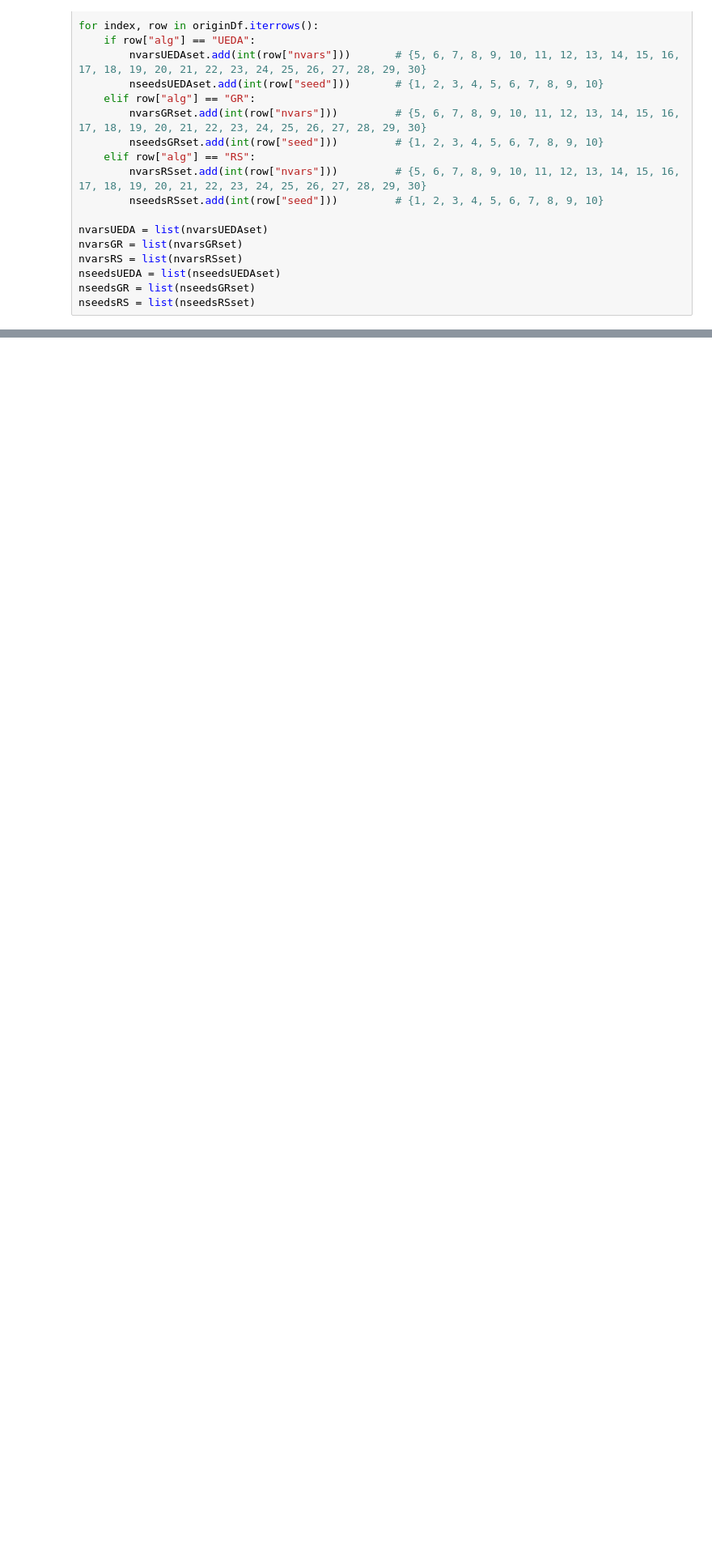
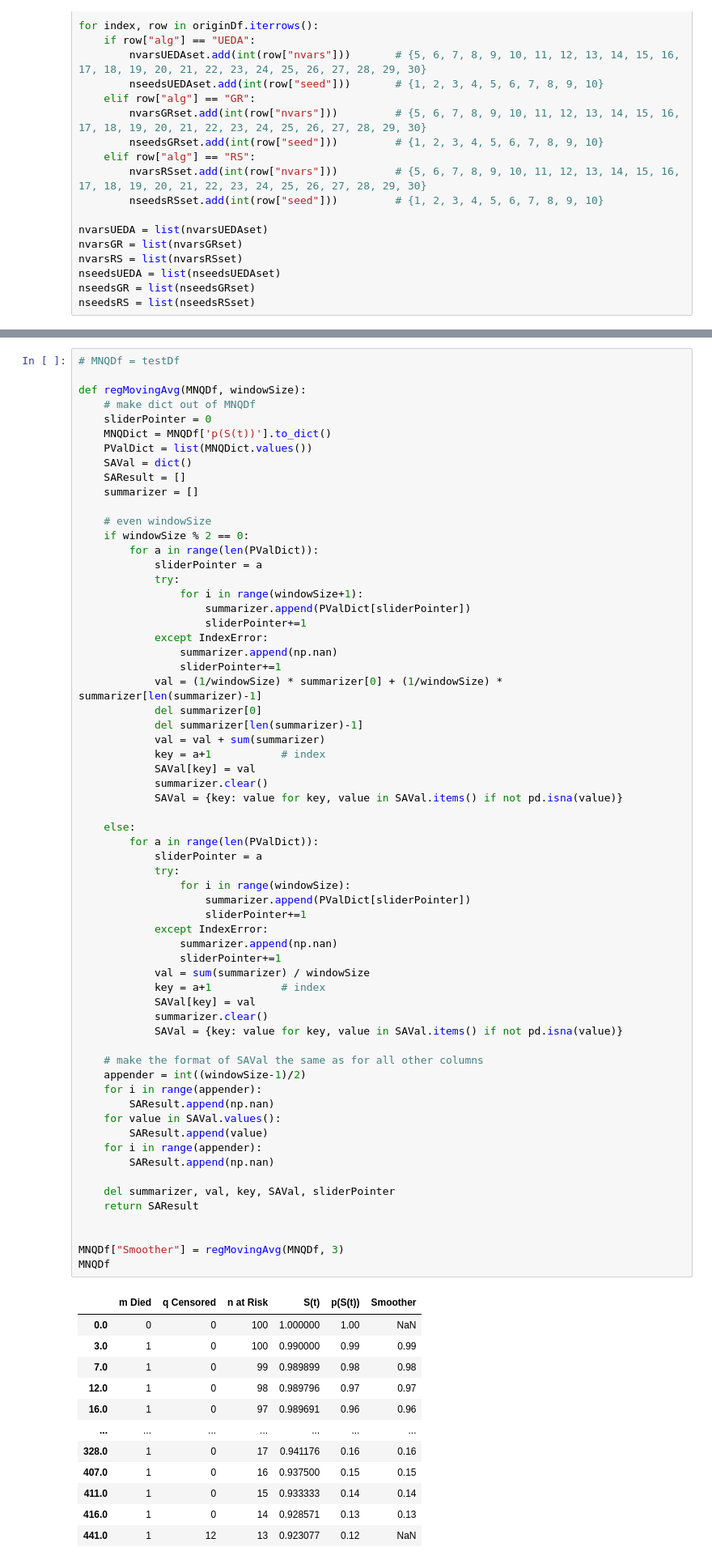
Before and after one commit to denizterzioglu/sabbo, a Jupyter notebook: ANotebook.ipynb, the cells around one changed output, grey strips where cells are left out. Shown at 81% size. Drawn from its saved outputs; the diff is of its cells as text; blank space fills up the shorter version.

```diff
--- a/ANotebook.ipynb
+++ b/ANotebook.ipynb
@@ -201,0 +262,76 @@ UEDADf = pd.DataFrame()
+# %%
+# MNQDf = testDf
+
+def regMovingAvg(MNQDf, windowSize):
+    # make dict out of MNQDf
+    sliderPointer = 0
+    MNQDict = MNQDf['p(S(t))'].to_dict()
+    PValDict = list(MNQDict.values())
+    SAVal = dict()
+    SAResult = []
+    summarizer = []
+
+    # even windowSize
+    if windowSize % 2 == 0:
+        for a in range(len(PValDict)):
+            sliderPointer = a
+            try:
+                for i in range(windowSize+1):
+                    summarizer.append(PValDict[sliderPointer])
+                    sliderPointer+=1
+            except IndexError:
+                summarizer.append(np.nan)
+                sliderPointer+=1
+            val = (1/windowSize) * summarizer[0] + (1/windowSize) * summarizer[len(summarizer)-1]
+            del summarizer[0]
+            del summarizer[len(summarizer)-1]
+            val = val + sum(summarizer)
+            key = a+1           # index
+            SAVal[key] = val
+            summarizer.clear()
+            SAVal = {key: value for key, value in SAVal.items() if not pd.isna(value)}
+
+    else:
+        for a in range(len(PValDict)):
+            sliderPointer = a
+            try:
+                for i in range(windowSize):
+                    summarizer.append(PValDict[sliderPointer])
+                    sliderPointer+=1
+            except IndexError:
+                summarizer.append(np.nan)
+                sliderPointer+=1
+            val = sum(summarizer) / windowSize
+            key = a+1           # index
+            SAVal[key] = val
+            summarizer.clear()
+            SAVal = {key: value for key, value in SAVal.items() if not pd.isna(value)}
+
+    # make the format of SAVal the same as for all other columns
+    appender = int((windowSize-1)/2)
+    for i in range(appender):
+        SAResult.append(np.nan)
+    for value in SAVal.values():
+        SAResult.append(value)
+    for i in range(appender):
+        SAResult.append(np.nan)
+
+    del summarizer, val, key, SAVal, sliderPointer
+    return SAResult
+
+
+MNQDf["Smoother"] = regMovingAvg(MNQDf, 3)
+MNQDf
+# %% [output]
+|  | m Died | q Censored | n at Risk | S(t) | p(S(t)) | Smoother |
+| 0.0 | 0 | 0 | 100 | 1.000000 | 1.00 | NaN |
+| 3.0 | 1 | 0 | 100 | 0.990000 | 0.99 | 0.99 |
+| 7.0 | 1 | 0 | 99 | 0.989899 | 0.98 | 0.98 |
+| 12.0 | 1 | 0 | 98 | 0.989796 | 0.97 | 0.97 |
+| 16.0 | 1 | 0 | 97 | 0.989691 | 0.96 | 0.96 |
+| ... | ... | ... | ... | ... | ... | ... |
+| 328.0 | 1 | 0 | 17 | 0.941176 | 0.16 | 0.16 |
+| 407.0 | 1 | 0 | 16 | 0.937500 | 0.15 | 0.15 |
+| 411.0 | 1 | 0 | 15 | 0.933333 | 0.14 | 0.14 |
+| 416.0 | 1 | 0 | 14 | 0.928571 | 0.13 | 0.13 |
+| 441.0 | 1 | 12 | 13 | 0.923077 | 0.12 | NaN |
```
Also changed, not shown: parts of 20 cells of this notebook.
